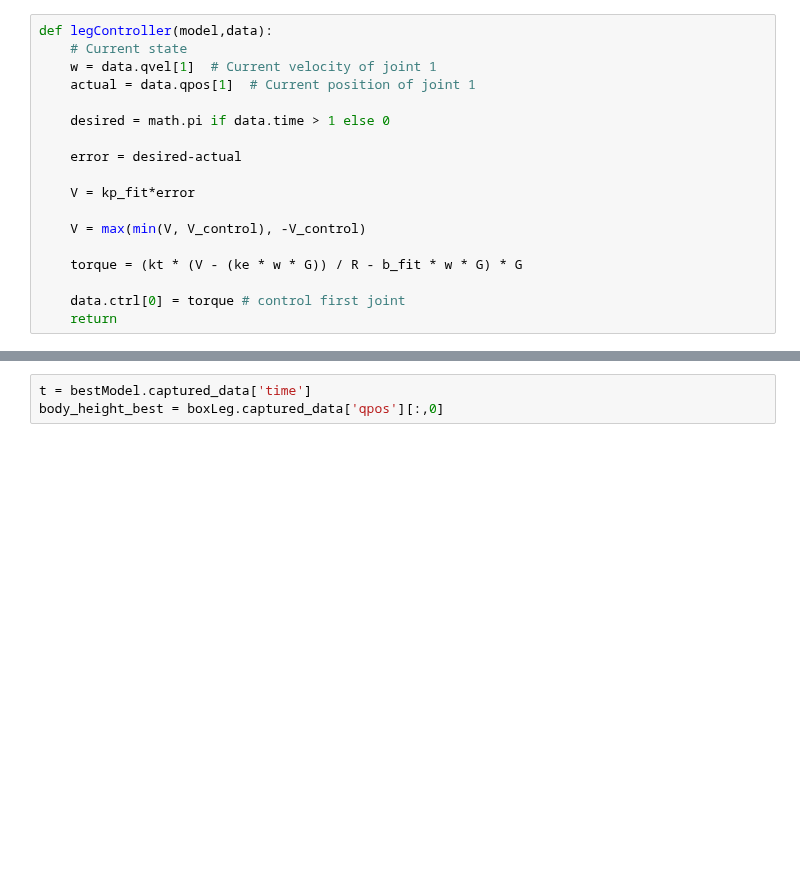
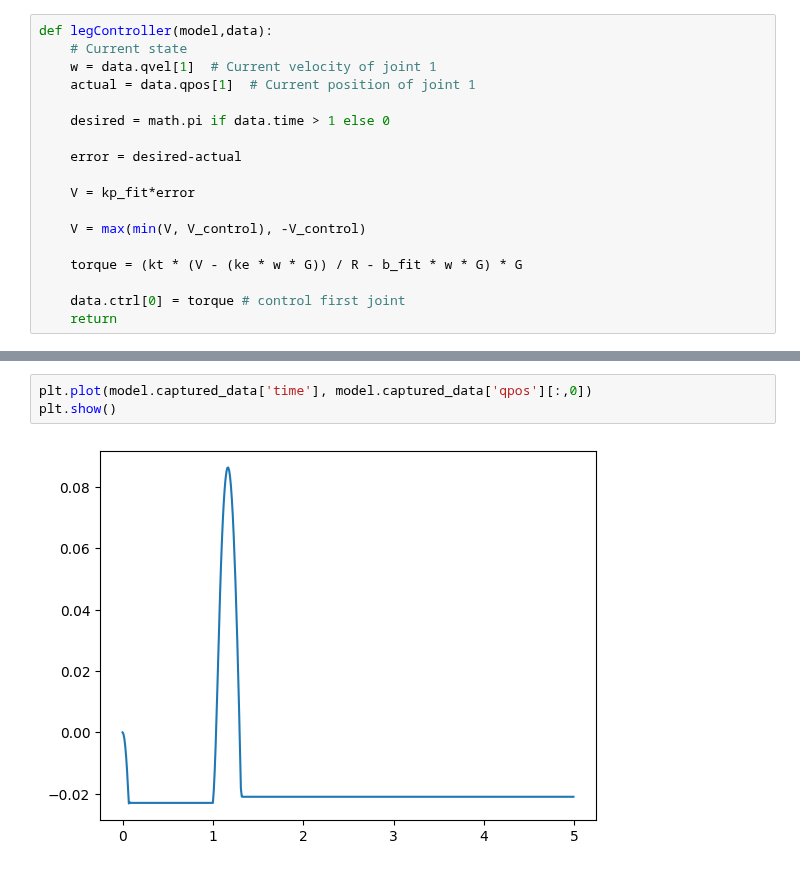
Before and after one commit to MGross21/mujoco-toolbox, a Jupyter notebook: CodeExample.ipynb, the cells around one changed output, grey strips where cells are left out. Saved outputs shown, nothing was run; the diff lists cells and outputs as text; blank space fills up the shorter version.

```diff
--- a/CodeExample.ipynb
+++ b/CodeExample.ipynb
@@ -207,3 +148,5 @@ bestModel = run_sim(k_best)
 # %%
-t = bestModel.captured_data['time']
-body_height_best = boxLeg.captured_data['qpos'][:,0]
+plt.plot(model.captured_data['time'], model.captured_data['qpos'][:,0])
+plt.show()
+# %% [output]
+[figure, added]
```
Also changed, not shown: parts of 23 cells of this notebook, 3 other files.
